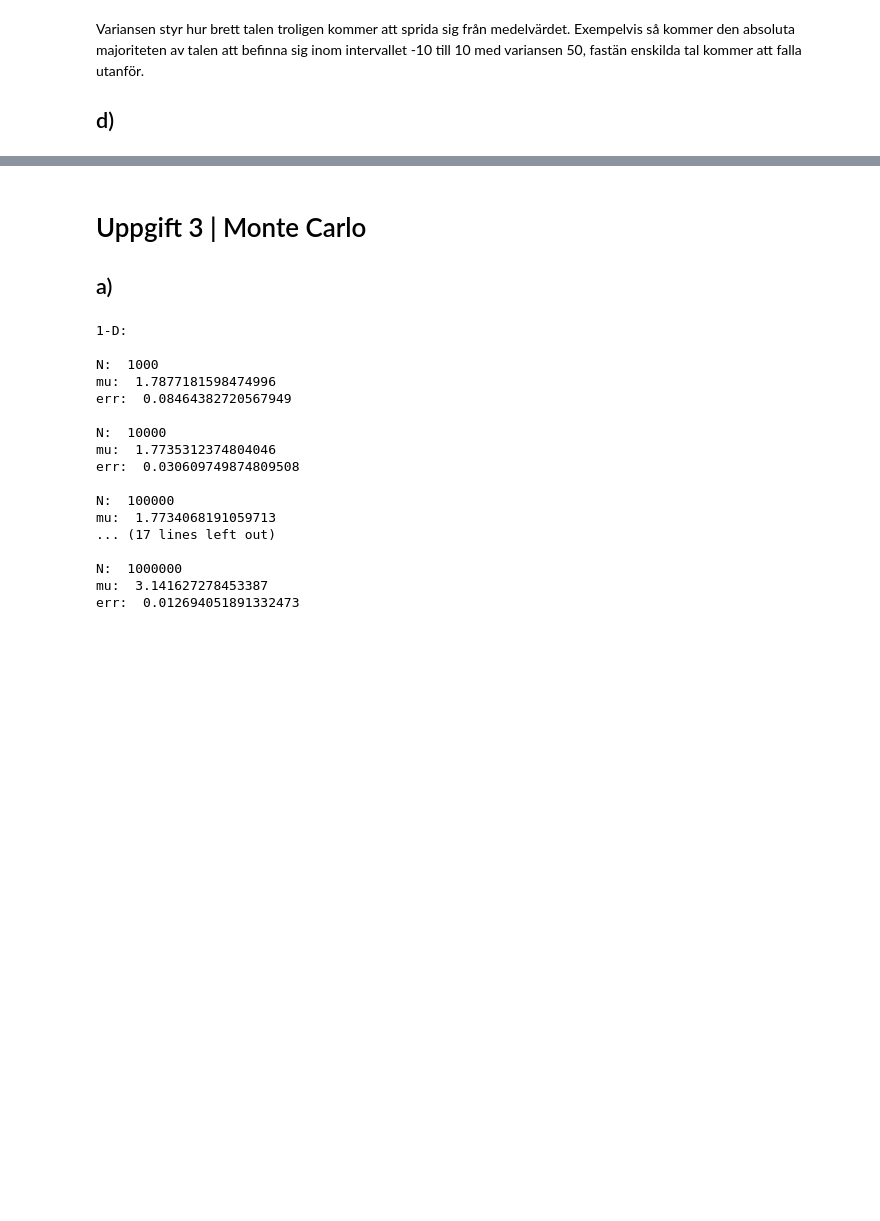
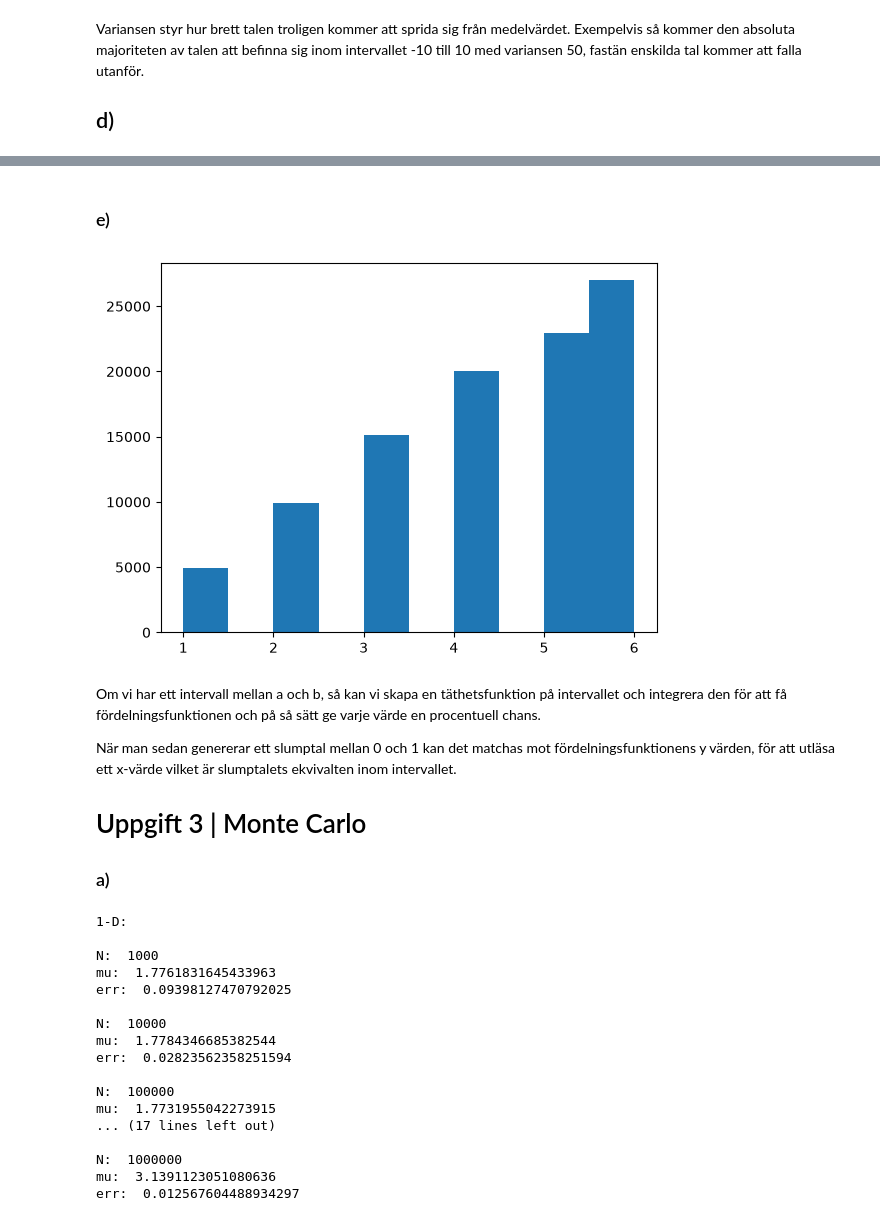
Before and after one commit to Pongstrider/Matematik_Modellering_labb2, a Jupyter notebook: sample.ipynb, the cells around one changed output, grey strips where cells are left out. Cells and saved outputs as stored; diff of their text form; code cells hidden in the pictures; blank space fills up the shorter version.

```diff
--- a/sample.ipynb
+++ b/sample.ipynb
@@ -62,41 +121,61 @@ Man närmar sig snittet för varje variabel, och genererar man flera miljoner sl
+# %% [markdown]
+
+### e)
+# %%
+p = np.array([0.05,0.1,0.15,0.2,0.23,0.27])
+
+F= np.cumsum(p)
+alla_kast =[]
+
+for i in range (100000):
+    u = np.random.uniform(0, 1)
+    alla_kast.append(np.sum(u>F)+1)
+
+plt.hist(alla_kast)
+plt.show()
+# %% [output]
+[figure, added]
 # %% [markdown]
+Om vi har ett intervall mellan a och b, så kan vi skapa en täthetsfunktion på intervallet och integrera den för att få fördelningsfunktionen och på så sätt ge varje värde en procentuell chans.
+
+När man sedan genererar ett slumptal mellan 0 och 1 kan det matchas mot fördelningsfunktionens y värden, för att utläsa ett x-värde vilket är slumptalets ekvivalten inom intervallet.
 # Uppgift 3 | Monte Carlo
-## a)
+### a)
 # %%
 from python_functions import mc_conv
 N_3_a = 1000, 10000, 100000, 1000000
 
-def print_3_a(N, mu, err):
+def print_3_a(N, mu_3, err):
     print("N: ", N)
-    print ("mu: ", mu)
+    print ("mu: ", mu_3)
     print ("err: ", err, "\n")
 
 #1-D
 print("1-D:\n")
 for N in N_3_a:
-    N_1D, mu, err = mc_conv(np.array([[ -5 , 5]]), N)
-    print_3_a(N_1D, mu, err)
+    N_1D, mu_3, err = mc_conv(np.array([[ -5 , 5]]), N)
+    print_3_a(N_1D, mu_3, err)
 
 #2-D
 for N in N_3_a:
-    N_2D, mu, err = mc_conv(np.array([[ -5 , 5], [ -5 , 5]]), N)
-    print_3_a(N_2D, mu, err)
+    N_2D, mu_3, err = mc_conv(np.array([[ -5 , 5], [ -5 , 5]]), N)
+    print_3_a(N_2D, mu_3, err)
 # %% [output]
 1-D:
 
 N:  1000
-mu:  1.7877181598474996
-err:  0.08464382720567949
+mu:  1.7761831645433963
+err:  0.09398127470792025
 
 N:  10000
-mu:  1.7735312374804046
-err:  0.030609749874809508
+mu:  1.7784346685382544
+err:  0.02823562358251594
 
 N:  100000
-mu:  1.7734068191059713
+mu:  1.7731955042273915
 ... (17 lines left out)
 
 N:  1000000
-mu:  3.141627278453387
-err:  0.012694051891332473
+mu:  3.1391123051080636
+err:  0.012567604488934297
 # %% [markdown]
```
Also changed, not shown: parts of 17 cells of this notebook.
